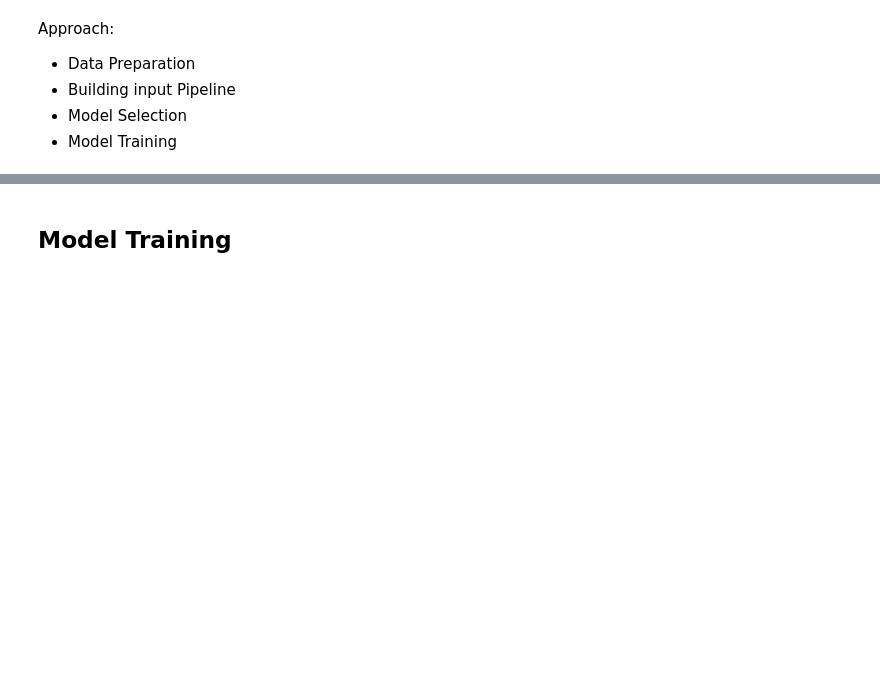
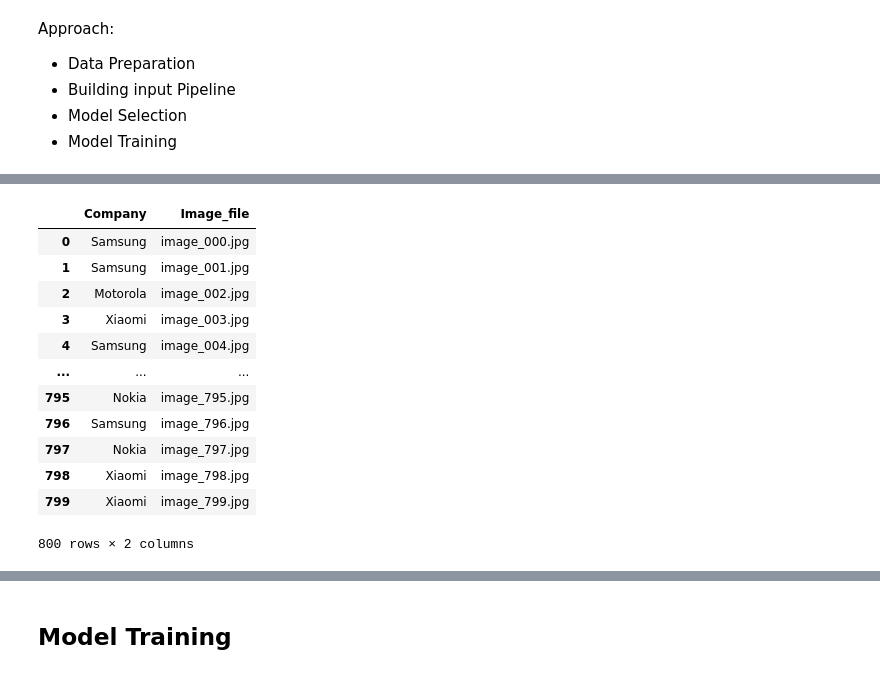
Before and after one commit to mian-adoan98/MLP_Mobile_Phone_Recognition, a Jupyter notebook: model_development/model_training.ipynb, the cells around one changed output, grey strips where cells are left out. Saved outputs shown, nothing was run; the diff lists cells and outputs as text; code cells hidden in the pictures; blank space fills up the shorter version.

```diff
--- a/model_development/model_training.ipynb
+++ b/model_development/model_training.ipynb
@@ -88,0 +38,21 @@ Number of test samples: 191
+# %%
+# Define mobile phone dataset
+csv_file = "dataset.csv"
+img_source_dir = "D:\\Machine_Learning\\Portfolio_Project_Machine_Learning\\Mobile_Phone_Recognition\\datasets\\collections\\source_images"
+mobile_data = MobileImageDataset(csv_file=csv_file, data_dir=img_source_dir)
+mobile_df = mobile_data.data_name.drop(columns="Unnamed: 0", axis=1)
+mobile_df
+# %% [output]
+|  | Company | Image_file |
+| 0 | Samsung | image_000.jpg |
+| 1 | Samsung | image_001.jpg |
+| 2 | Motorola | image_002.jpg |
+| 3 | Xiaomi | image_003.jpg |
+| 4 | Samsung | image_004.jpg |
+| ... | ... | ... |
+| 795 | Nokia | image_795.jpg |
+| 796 | Samsung | image_796.jpg |
+| 797 | Nokia | image_797.jpg |
+| 798 | Xiaomi | image_798.jpg |
+| 799 | Xiaomi | image_799.jpg |
+800 rows × 2 columns
```
Also changed, not shown: parts of 34 cells of this notebook, 10 other files.
